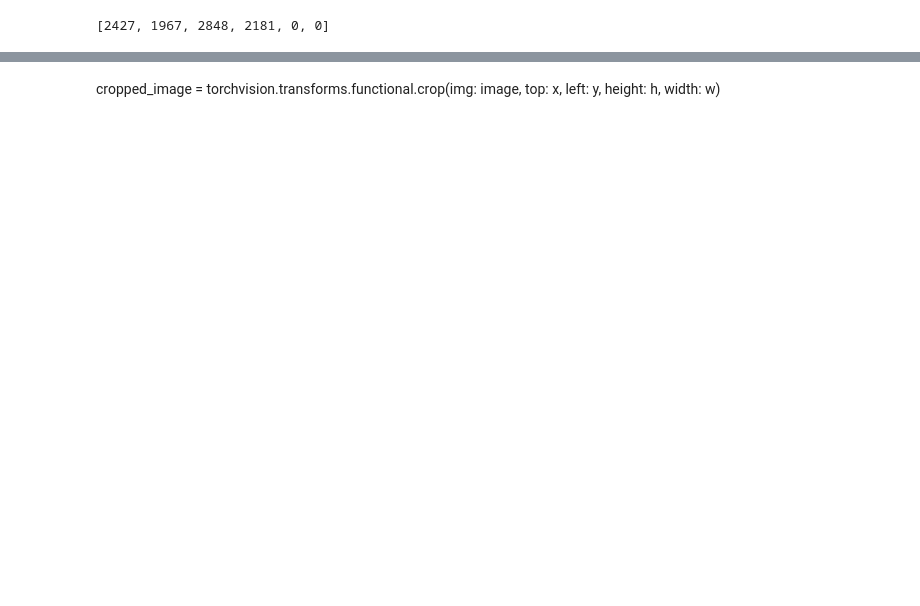
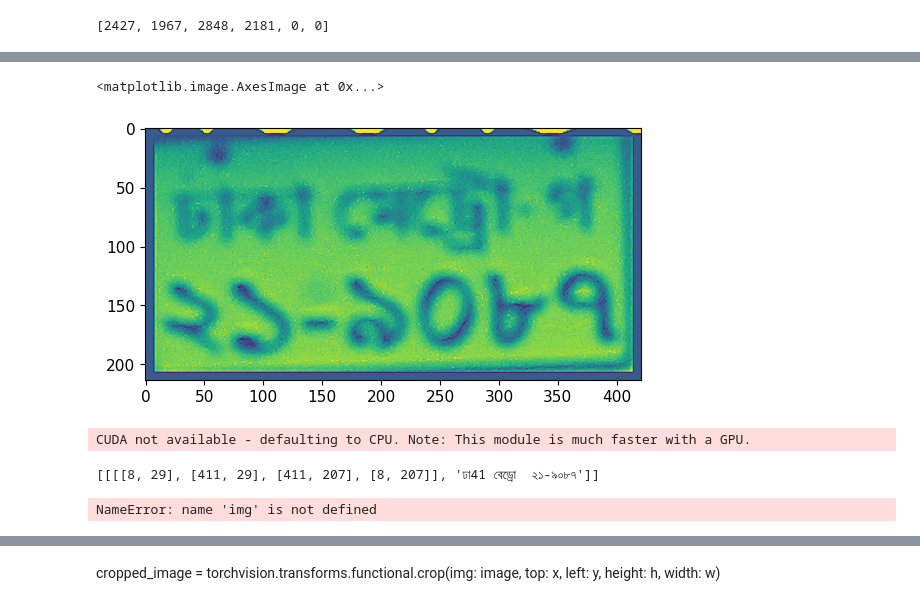
Before and after one commit to rahem1983/CSE_498r, a Jupyter notebook: Yolo_test_0.01.ipynb, the cells around one changed output, grey strips where cells are left out. Cells and saved outputs as stored; diff of their text form; code cells hidden in the pictures; blank space fills up the shorter version.

```diff
--- a/Yolo_test_0.01.ipynb
+++ b/Yolo_test_0.01.ipynb
@@ -103,3 +165,29 @@ TypeError: img should be PIL Image. Got <class 'numpy.ndarray'>
+# %%
+# sharp filter 3 (not good enough)
+sharpen_filter = np.array([[0, -1, 0], [-1, 5, -1], [0, -1, 0]])
+sharped_img = cv2.filter2D(cropped_image, -1, sharpen_filter)
+plt.imshow(cv2.cvtColor(sharped_img, cv2.COLOR_BGR2GRAY))
+# %% [output]
+<matplotlib.image.AxesImage at 0x...>
+[figure, added]
+# %%
+reader = easyocr.Reader(['bn'])
+# %% [output]
+CUDA not available - defaulting to CPU. Note: This module is much faster with a GPU.
+# %%
+#result = reader.readtext(cropped_img)
+result = reader.readtext(sharped_img, detail=1, paragraph=True) #change img variable from here
+print(result)
+# %% [output]
+[[[[8, 29], [411, 29], [411, 207], [8, 207]], 'ঢা41 বেড্রো  ২১-৯০৮৭']]
+# %%
+text = result[0][-2]
+font = cv2.FONT_HERSHEY_SIMPLEX
+# res = cv2.putText(img, text=text, org=(approx[0][0][0], approx[1][0][1]+60), fontFace=font, fontScale=1, color=(0,255,0), thickness=2, lineType=cv2.LINE_AA)
+res = cv2.rectangle(img, tuple(approx[0][0]), tuple(approx[2][0]), (0,255,0),3)
+plt.imshow(cv2.cvtColor(res, cv2.COLOR_BGR2RGB))
+# %% [output]
+NameError: name 'img' is not defined
 # %%
 x = location.xcenter[0]
 y = location.ycenter[0]
```
Also changed, not shown: parts of 24 cells of this notebook.
